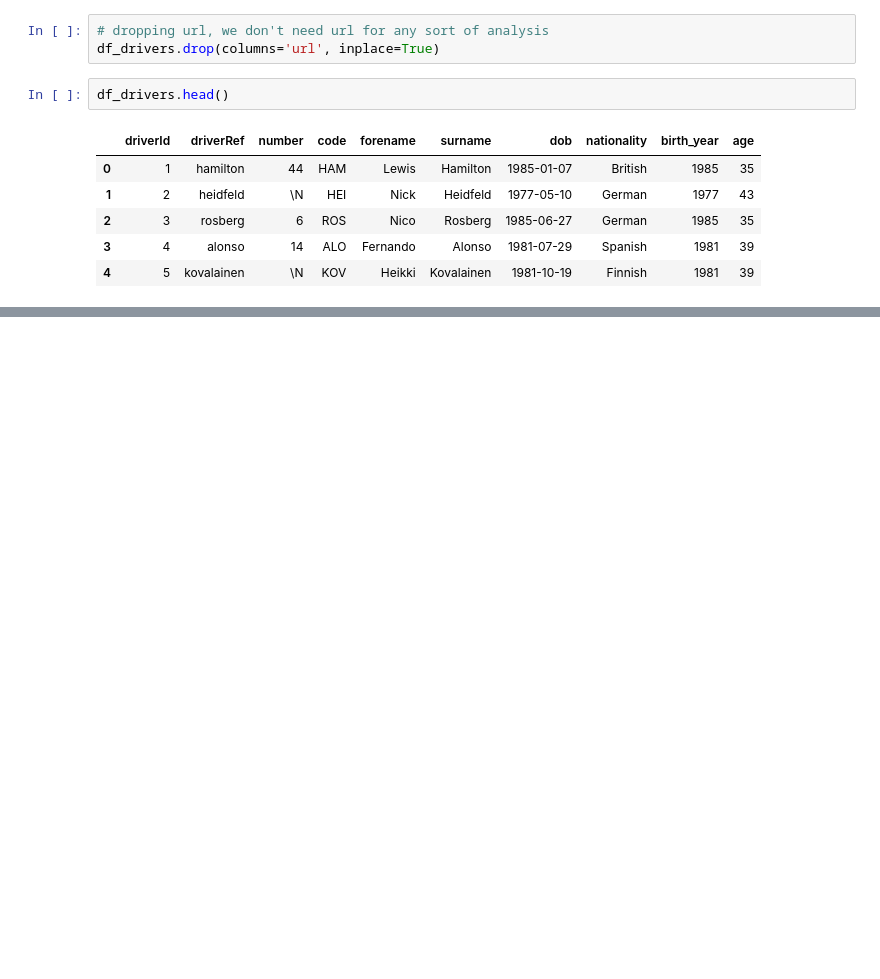
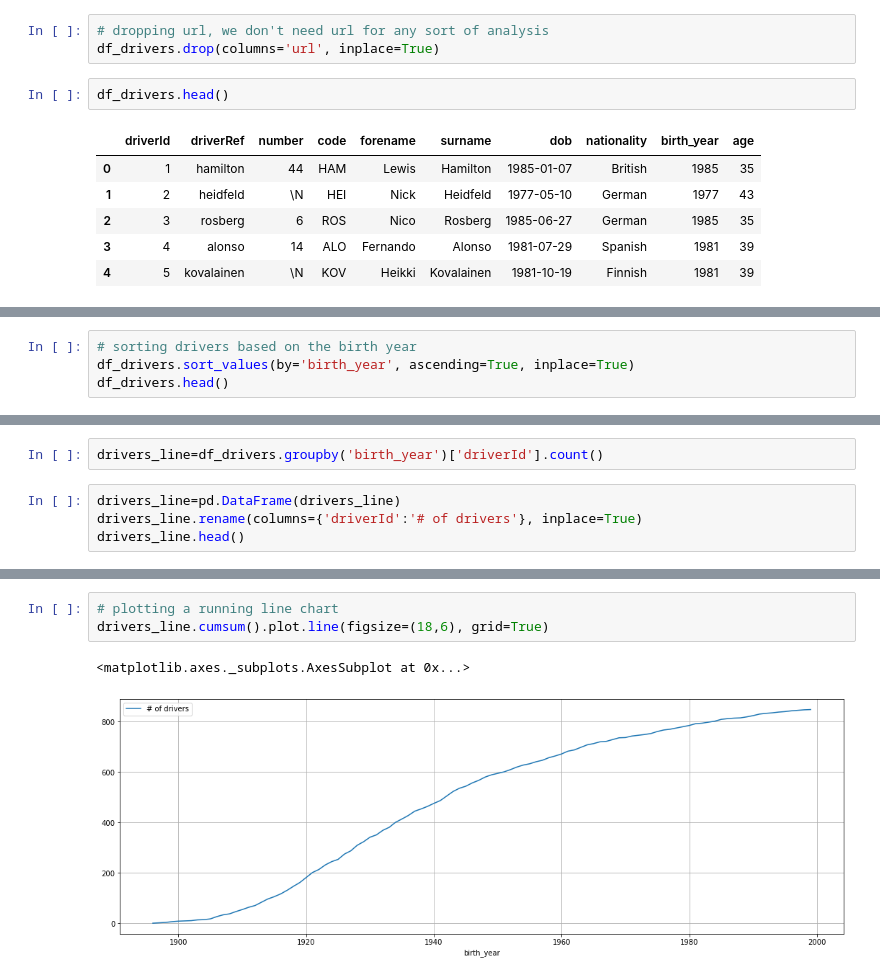
Before and after one commit to baliyanvinay/Python-Data-Analysis, a Jupyter notebook: Formula 1 World Championship (1950 - 2020).ipynb, the cells around one changed output, grey strips where cells are left out. Drawn from its saved outputs; the diff is of its cells as text; blank space fills up the shorter version.

Commit message:
Drivers analysis almost finished

```diff
--- a/Formula 1 World Championship (1950 - 2020).ipynb
+++ b/Formula 1 World Championship (1950 - 2020).ipynb
@@ -334,0 +337,4 @@ df_drivers.head()
+# %%
+# sorting drivers based on the birth year
+df_drivers.sort_values(by='birth_year', ascending=True, inplace=True)
+df_drivers.head()
@@ -334,0 +350,6 @@ df_drivers.head()
+# %%
+drivers_line=df_drivers.groupby('birth_year')['driverId'].count()
+# %%
+drivers_line=pd.DataFrame(drivers_line)
+drivers_line.rename(columns={'driverId':'# of drivers'}, inplace=True)
+drivers_line.head()
@@ -334,0 +364,6 @@ df_drivers.head()
+# %%
+# plotting a running line chart
+drivers_line.cumsum().plot.line(figsize=(18,6), grid=True)
+# %% [output]
+<matplotlib.axes._subplots.AxesSubplot at 0x...>
+[figure, added]
```
Also changed, not shown: parts of 12 cells of this notebook.
